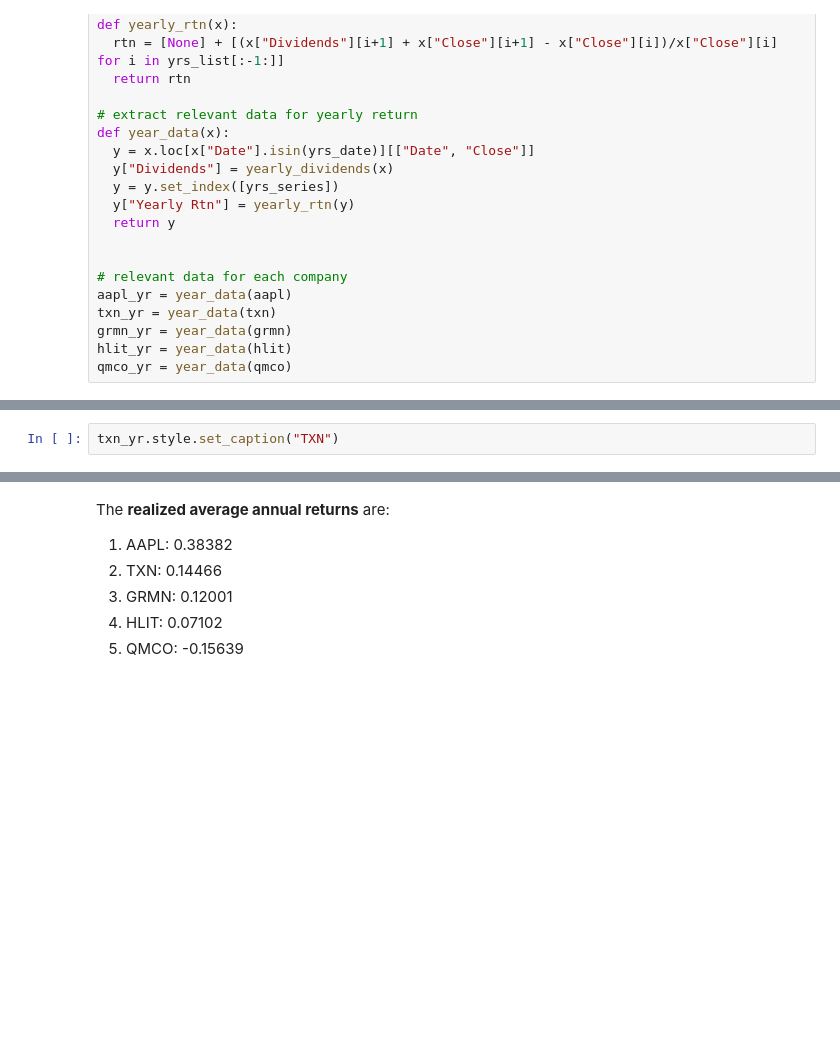
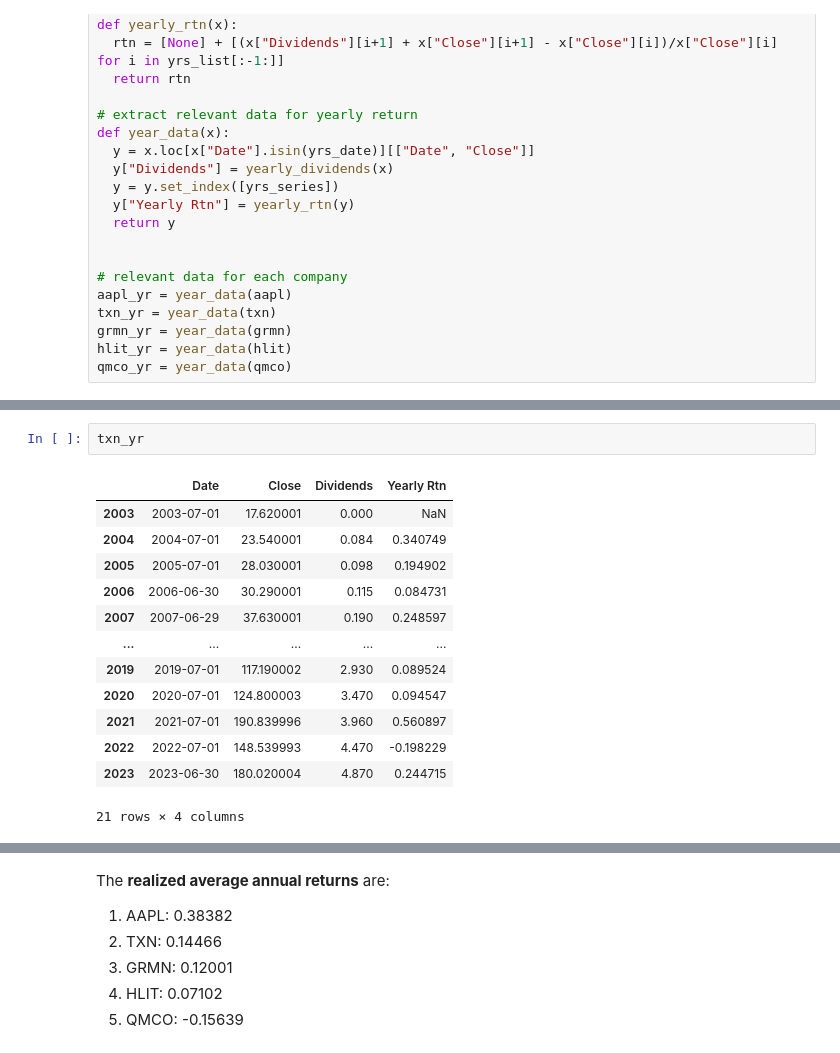
Before and after one commit to HYChangTAMU/Projects, a Jupyter notebook: Assignment1/Project1.ipynb, the cells around one changed output, grey strips where cells are left out. Drawn from its saved outputs; the diff is of its cells as text; blank space fills up the shorter version.

```diff
--- a/Assignment1/Project1.ipynb
+++ b/Assignment1/Project1.ipynb
@@ -137,2 +120,0 @@ AAPL
-# %%
-txn_yr.style.set_caption("TXN")
@@ -220,0 +137,16 @@ QMCO
+# %%
+txn_yr
+# %% [output]
+|  | Date | Close | Dividends | Yearly Rtn |
+| 2003 | 2003-07-01 | 17.620001 | 0.000 | NaN |
+| 2004 | 2004-07-01 | 23.540001 | 0.084 | 0.340749 |
+| 2005 | 2005-07-01 | 28.030001 | 0.098 | 0.194902 |
+| 2006 | 2006-06-30 | 30.290001 | 0.115 | 0.084731 |
+| 2007 | 2007-06-29 | 37.630001 | 0.190 | 0.248597 |
+| ... | ... | ... | ... | ... |
+| 2019 | 2019-07-01 | 117.190002 | 2.930 | 0.089524 |
+| 2020 | 2020-07-01 | 124.800003 | 3.470 | 0.094547 |
+| 2021 | 2021-07-01 | 190.839996 | 3.960 | 0.560897 |
+| 2022 | 2022-07-01 | 148.539993 | 4.470 | -0.198229 |
+| 2023 | 2023-06-30 | 180.020004 | 4.870 | 0.244715 |
+21 rows × 4 columns
```
Also changed, not shown: parts of 16 cells of this notebook.
